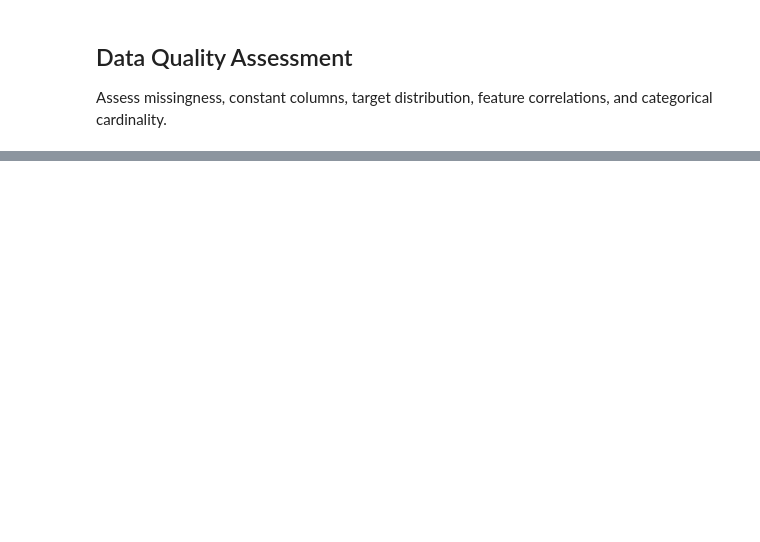
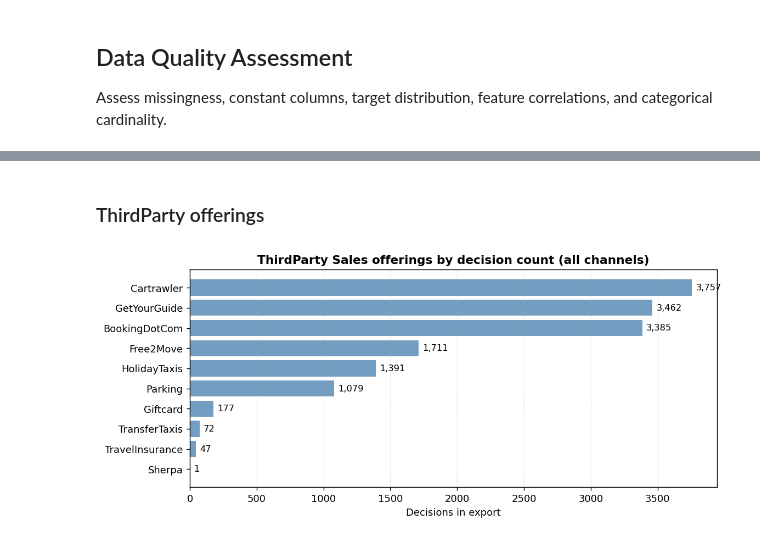
Before and after one commit to bosnbos/xai-fidelity-benchmark, a Jupyter notebook: notebooks/03_eda.ipynb, the cells around one changed output, grey strips where cells are left out. Cells and saved outputs as stored; diff of their text form; code cells hidden in the pictures; blank space fills up the shorter version.

```diff
--- a/notebooks/03_eda.ipynb
+++ b/notebooks/03_eda.ipynb
@@ -84,0 +335,20 @@ cat_summary.head(30)
+# %% [markdown]
+### ThirdParty offerings
+# %%
+tp = (sales[sales["pyGroup"] == "ThirdParty"]
+      .groupby("pyName").size()
+      .reset_index(name="decisions")
+      .sort_values("decisions", ascending=False))
+
+fig, ax = plt.subplots(figsize=(9, 4))
+bars = ax.barh(tp["pyName"], tp["decisions"], color="#5b8db8", alpha=0.85)
+ax.bar_label(bars, labels=[f"{v:,.0f}" for v in tp["decisions"]], padding=4, fontsize=9)
+ax.invert_yaxis()
+ax.set_xlabel("Decisions in export")
+ax.set_title("ThirdParty Sales offerings by decision count (all channels)", fontsize=12, fontweight="bold")
+ax.grid(axis="x", alpha=0.3, linestyle="--")
+plt.tight_layout()
+plt.savefig("../data/top_offerings_thirdparty.png", dpi=130, bbox_inches="tight")
+plt.show()
+# %% [output]
+[figure, added]
```
Also changed, not shown: parts of 11 cells of this notebook, 5 other files.
